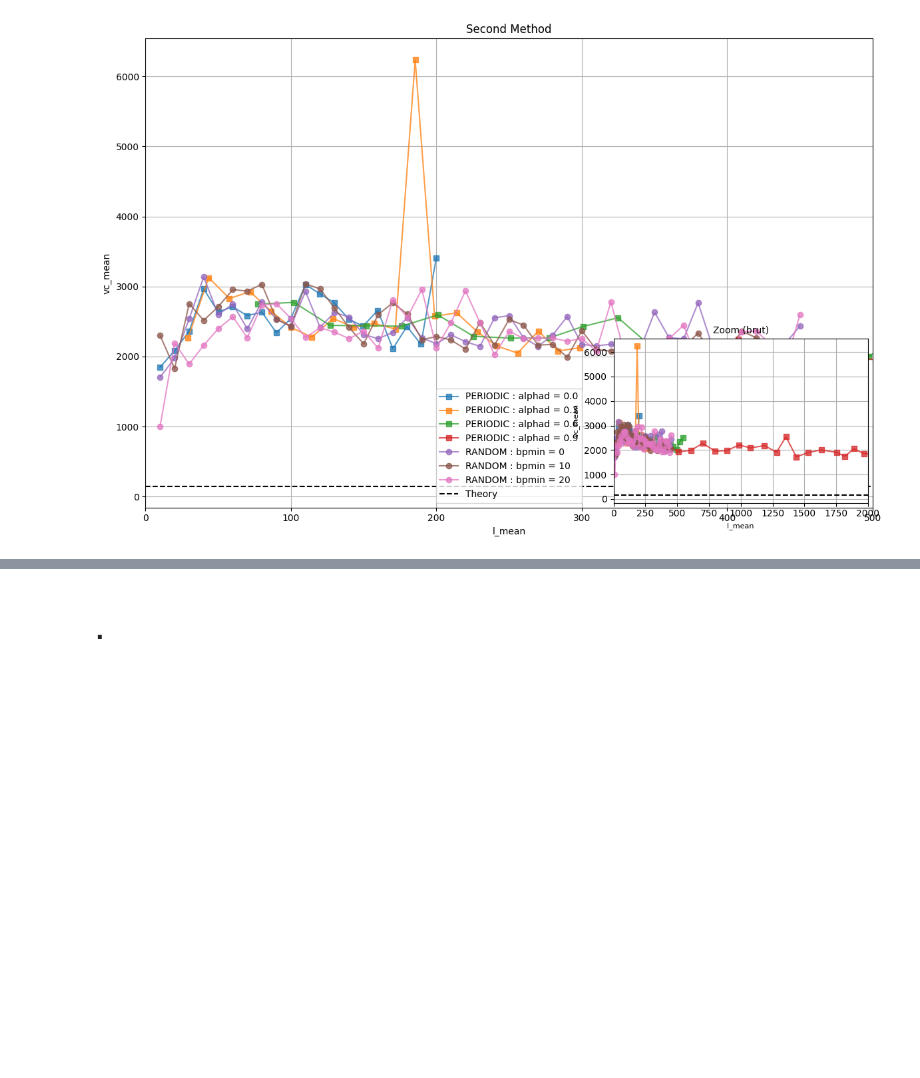
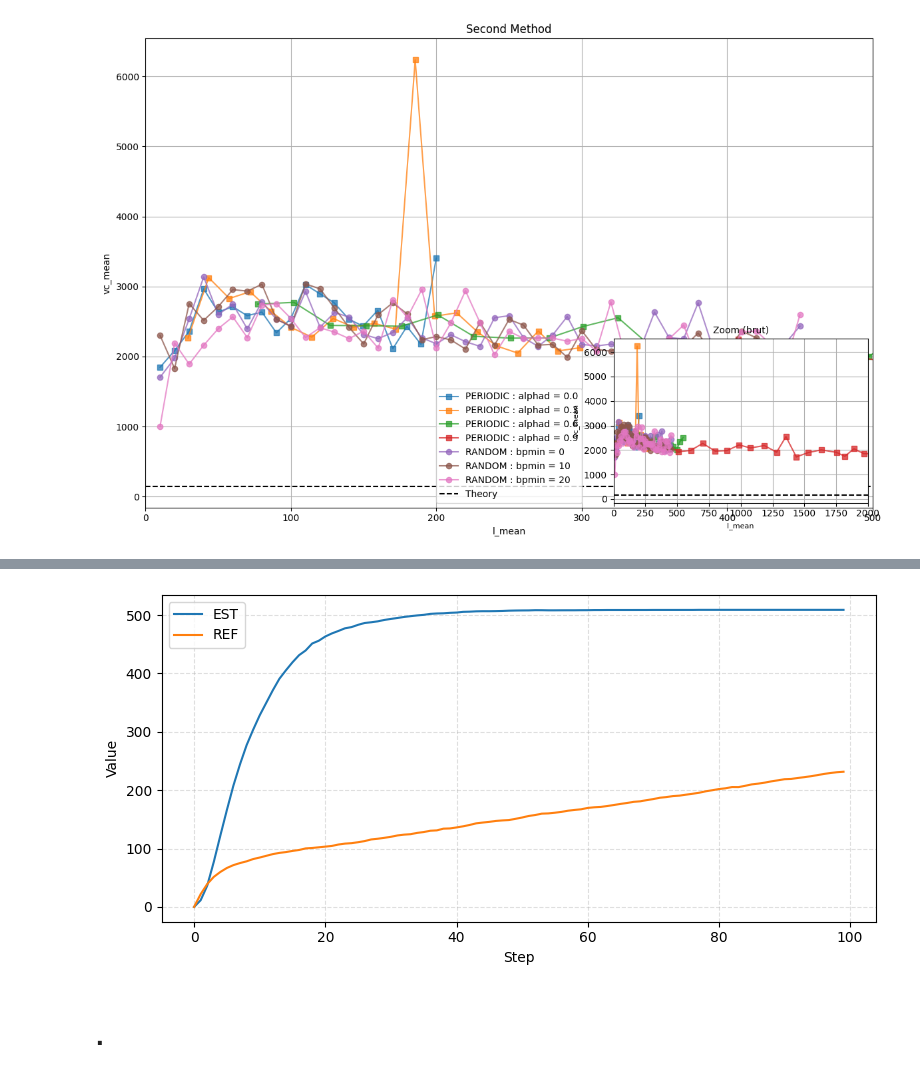
Before and after one commit to npelletbossot/Workspace, a Jupyter notebook: notebooks/one_step/post_processing/compaction.ipynb, the cells around one changed output, grey strips where cells are left out. Drawn from its saved outputs; the diff is of its cells as text; code cells hidden in the pictures; blank space fills up the shorter version.

```diff
--- a/notebooks/one_step/post_processing/compaction.ipynb
+++ b/notebooks/one_step/post_processing/compaction.ipynb
@@ -734,2 +965,59 @@ plt.show()
+# %%
+import numpy as np
+import matplotlib.pyplot as plt
+
+EST = np.array([
+      0.        ,  11.44321424,  36.39909994,  77.16129987, 122.26495676,
+    166.2865279 , 208.26098479, 244.53419881, 277.08317004, 303.65895559,
+    328.3355841 , 349.82006972, 371.28364097, 390.9668837 , 405.54178345,
+    419.21929755, 431.39248321, 439.42986888, 451.39404005, 456.12128295,
+    463.40234006, 468.64551147, 472.90418286, 477.43843995, 479.5277685 ,
+    483.41538287, 486.54495427, 487.78093998, 489.36913997, 491.76045427,
+    493.50305426, 495.13529706, 496.89716846, 498.22315415, 499.4954112 ,
+    500.50249686, 502.16806831, 502.84028259, 503.13971115, 503.93703971,
+    504.42568256, 505.64836829, 505.94579686, 506.52681116, 506.73875402,
+    506.71666831, 506.88509688, 507.1559826 , 507.64921117, 507.91065402,
+    508.05702545, 508.13038259, 508.49615403, 508.45252546, 508.24726831,
+    508.24726831, 508.31343974, 508.34371117, 508.34371117, 508.46179689,
+    508.49573974, 508.71813974, 508.71813974, 508.8185826 , 508.8185826 ,
+    508.8185826 , 508.8185826 , 508.8185826 , 508.8345826 , 508.8345826 ,
+    508.91765403, 508.91765403, 508.91765403, 508.91765403, 508.91765403,
+    508.9318826 , 508.9318826 , 509.0584826 , 509.0584826 , 509.0584826 ,
+    509.0584826 , 509.0584826 , 509.0584826 , 509.0584826 , 509.0584826 ,
+    509.0584826 , 509.0584826 , 509.0584826 , 509.0584826 , 509.0584826 ,
+    509.0584826 , 509.0584826 , 509.0584826 , 509.0584826 , 509.0584826 ,
+    509.0584826 , 509.0584826 , 509.0584826 , 509.0584826 , 509.0584826 ,
+])
+
+REF = np.array([
+      0.    ,  21.8791,  39.1594,  51.4112,  59.8601,  66.6933,  71.603 ,  75.0928,
+     78.0505,  81.9507,  84.5635,  87.5083,  90.4153,  92.5258,  93.903 ,  95.9152,
+     97.4832, 100.207 , 100.9525, 102.0964, 103.2441, 104.4457, 106.8604, 108.4125,
+    109.191 , 110.8321, 112.7579, 115.566 , 116.7763, 118.3454, 120.0865, 122.4118,
+    123.7851, 124.5597, 126.8128, 128.2152, 130.4767, 131.0984, 134.0217, 134.4365,
+    136.1236, 138.0489, 140.3752, 143.1641, 144.5192, 145.6826, 147.2912, 148.1576,
+    148.7848, 150.9147, 153.1249, 155.7871, 157.4057, 159.7648, 160.1882, 161.3598,
+    162.8024, 164.8017, 166.1508, 167.2315, 169.5858, 170.6655, 171.3099, 172.8976,
+    174.5608, 176.5025, 178.006 , 180.0284, 180.8821, 182.9598, 184.7299, 187.055 ,
+    188.143 , 189.8977, 190.6517, 192.3113, 193.8785, 195.631 , 198.0719, 199.9221,
+    201.919 , 203.2131, 205.3476, 205.2691, 207.4776, 209.9006, 211.2309, 212.9666,
+    215.1221, 216.9041, 218.7847, 219.2245, 220.885 , 222.2586, 223.8771, 225.7397,
+    227.7899, 229.4353, 230.7734, 231.616 ,
+])
+
+steps = np.arange(len(EST))
+steps_ref = np.arange(len(REF))
+
+fig, ax = plt.subplots(figsize=(8, 4))
+ax.plot(steps,     EST, label="EST")
+ax.plot(steps_ref, REF, label="REF")
+ax.set_xlabel("Step")
+ax.set_ylabel("Value")
+ax.legend()
+ax.grid(True, linestyle="--", alpha=0.4)
+plt.tight_layout()
+plt.show()
+# %% [output]
+[figure, added]
 # %% [markdown]
 # .
```
Also changed, not shown: parts of 1 cell of this notebook, 3 other files.
